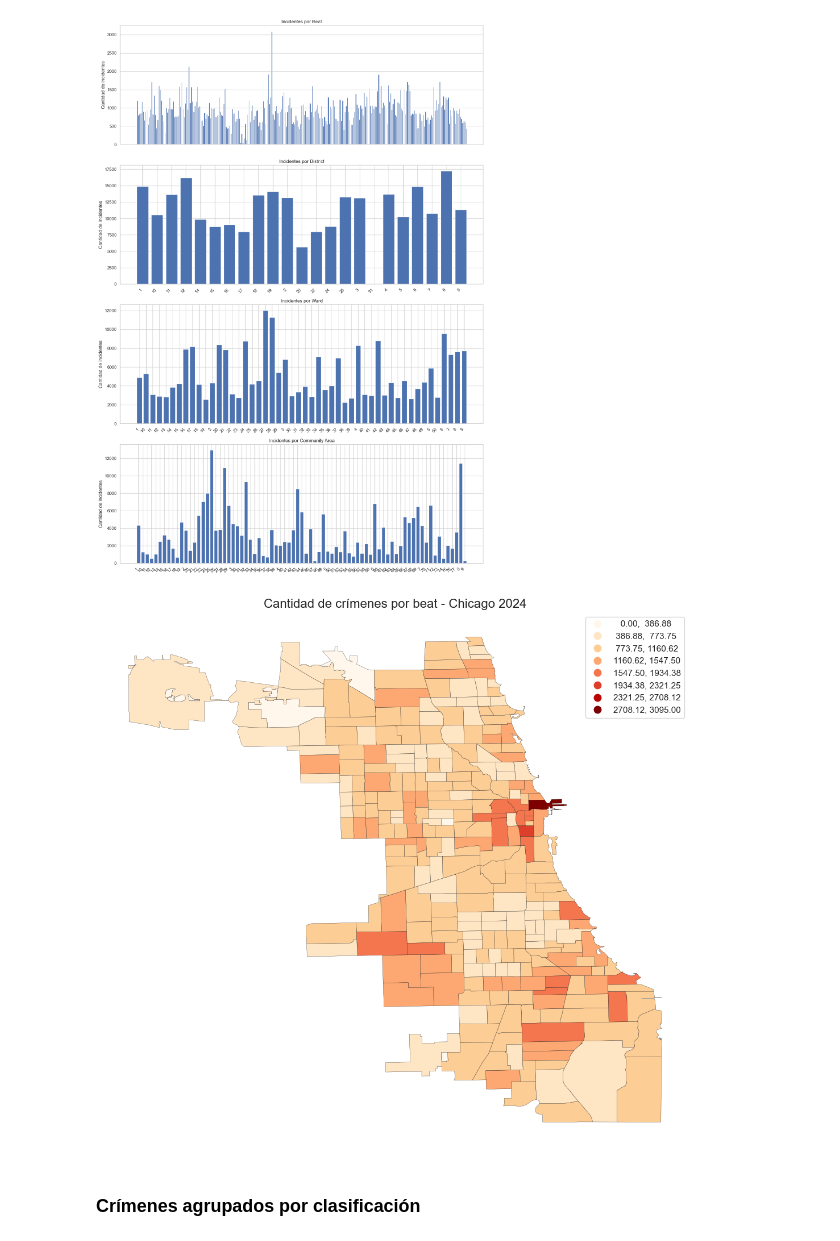
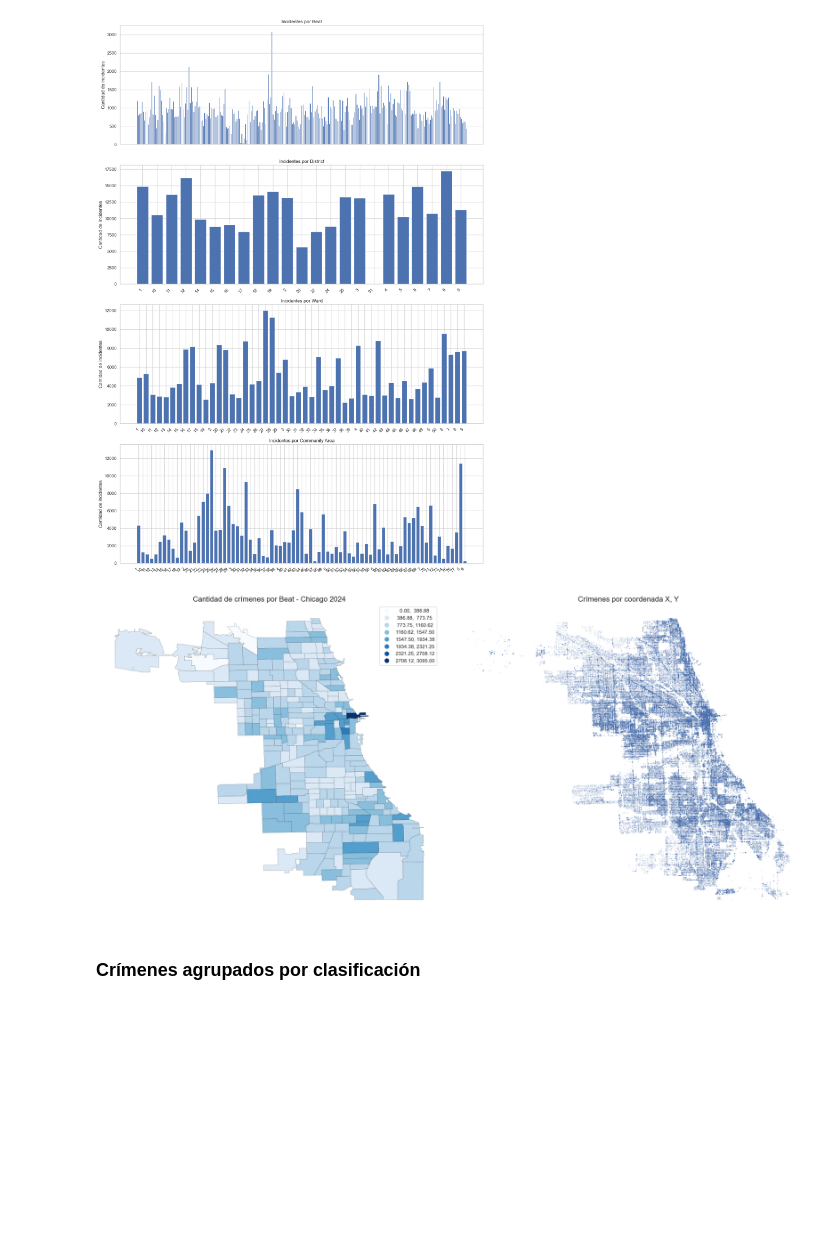
Before and after one commit to AlejandroValle99/trabajo_practico-AdD_g8, a Jupyter notebook: eda.ipynb, the cells around one changed output. Cells and saved outputs as stored; diff of their text form; code cells hidden in the pictures; blank space fills up the shorter version.

```diff
--- a/eda.ipynb
+++ b/eda.ipynb
@@ -289,22 +289,31 @@ beats = beats.merge(counts, left_on='BEAT_NUM', right_on='BEAT', how='left')
 beats['crime_count'] = beats['crime_count'].fillna(0)
 beats['crime_count'] = beats['crime_count'].astype('int64')
 # %%
-fig, ax = plt.subplots(1, 1, figsize=(12, 10))
+fig, ax = plt.subplots(1, 2, figsize=(22, 10))
+# plt.figure(figsize=(12, 10))
 beats.plot(column='crime_count',
-           cmap='OrRd',     # mapa de colores — naranja-rojo
+           cmap='Blues',     # mapa de colores — naranja-rojo
            scheme='equal_interval',  # o 'naturalbreaks', 'equal_interval', 'quantiles
            k=8,
            legend=True,
            edgecolor='black',
            linewidth=0.2,
-           ax=ax)
+           ax=ax[0])
+ax[0].set_title('Cantidad de crímenes por Beat - Chicago 2024', fontsize=16)
+ax[0].axis('off')
 
-ax.set_title('Cantidad de crímenes por beat - Chicago 2024', fontsize=16)
-ax.axis('off')
+ax[1].scatter(df['X Coordinate'], df['Y Coordinate'],
+           alpha=0.1,  # Transparencia para ver densidad
+           s=1)
+
+ax[1].set_title('Crímenes por coordenada X, Y', fontsize=16)
+ax[1].axis('off')
+
+
 plt.tight_layout()
 plt.show()
 # %% [output]
-[figure, old version]
+[figure, new version]
 # %% [markdown]
 ### Crímenes agrupados por clasificación
 # %%
```
Also changed, not shown: parts of 6 cells of this notebook, 1 other file.
